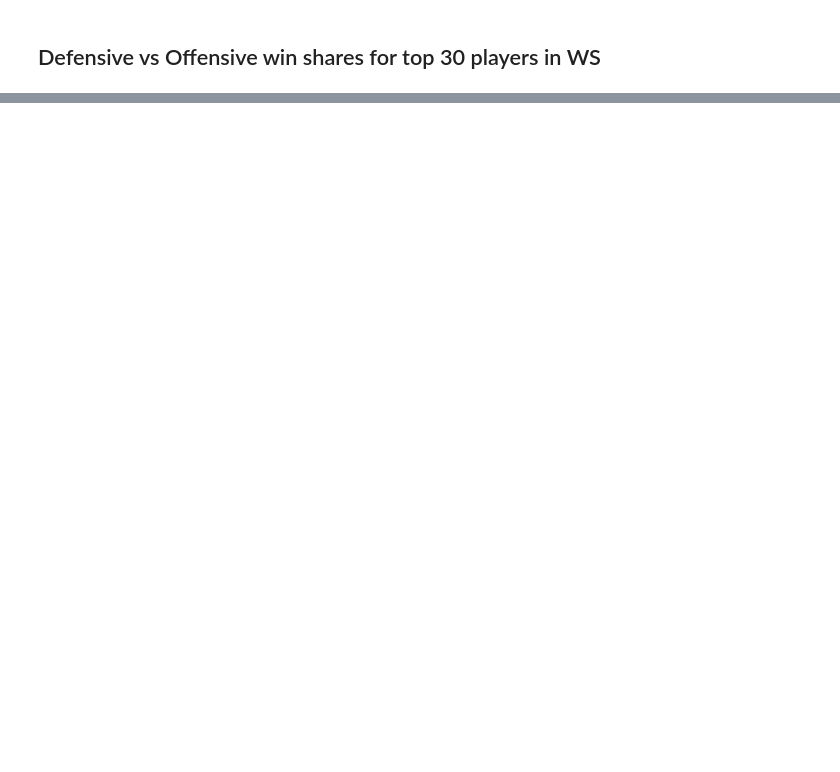
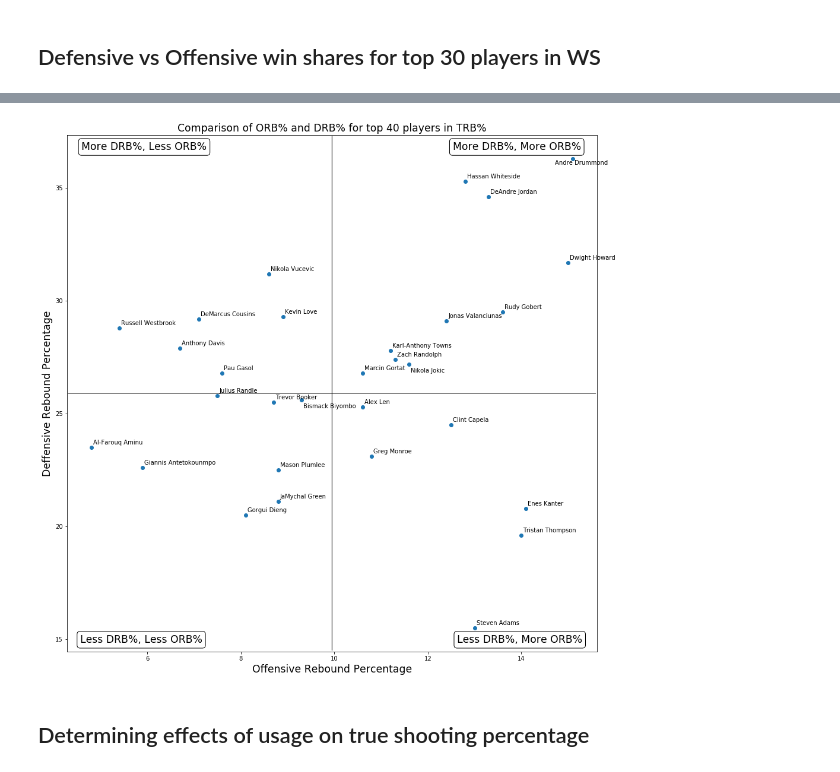
Before and after one commit to danchyy/Basketball_Analytics, a Jupyter notebook: Nba_players.ipynb, the cells around one changed output, grey strips where cells are left out. Drawn from its saved outputs; the diff is of its cells as text; code cells hidden in the pictures; blank space fills up the shorter version.

```diff
--- a/Nba_players.ipynb
+++ b/Nba_players.ipynb
@@ -238,0 +309,61 @@ plt.show()
+# %%
+TRB_percent_sorted = curr_season.sort_values(by='TRB%', ascending=False)
+top_rebs = TRB_percent_sorted[:30]
+# %%
+filtered_top_reb = top_rebs.loc[:, ['Player', 'TRB%', 'DRB%', 'ORB%']]
+# %%
+plt.figure(figsize=(16, 16))
+plt.scatter(filtered_top_reb.iloc[:]['ORB%'], filtered_top_reb.iloc[:]['DRB%'])
+for i in range(len(filtered_top_reb)):
+    xy_text = (3, 5)
+    name = filtered_top_reb.iloc[i]['Player']
+    if name == "Nikola Jokic" or name == "Bismack Biyombo":
+        xy_text = (3, -14)
+    if name == "Andre Drummond":
+        xy_text = (-30, -10)
+    if name == "Kelly Olynyk":
+        xy_text = (-30, -10)
+    if name == "Draymond Green":
+        xy_text = (-30, 5)
+    plt.annotate(s= name
+                , xy=(filtered_top_reb.iloc[i]['ORB%'], filtered_top_reb.iloc[i]['DRB%'])
+                ,xycoords = "data", textcoords='offset points', xytext=xy_text)
+
+plt.xlim()
+plt.annotate(s="", xy=((plt.xlim()[0] + plt.xlim()[1]) / 2, plt.ylim()[0]),
+             xytext=((plt.xlim()[0] + plt.xlim()[1]) / 2, plt.ylim()[1]),
+             arrowprops=dict(arrowstyle="-",
+                    connectionstyle="arc3"))
+
+plt.annotate(s="", xy=(plt.xlim()[0], (plt.ylim()[0] + plt.ylim()[1]) / 2),
+             xytext=(plt.xlim()[1], (plt.ylim()[0] + plt.ylim()[1]) / 2),
+             arrowprops=dict(arrowstyle="-"))
+
+plt.annotate(s="More DRB%, Less ORB%", xy=(plt.xlim()[0],plt.ylim()[1]),
+             textcoords="offset points", xytext=(130, -20),
+             va="center", ha="center", size="xx-large",
+             bbox=dict(boxstyle="round", fc="w"))
+
+plt.annotate(s="More DRB%, More ORB%", xy=(plt.xlim()[1],plt.ylim()[1]),
+             textcoords="offset points", xytext=(-135, -20),
+             va="center", ha="center", size="xx-large",
+             bbox=dict(boxstyle="round", fc="w"))
+
+plt.annotate(s="Less DRB%, Less ORB%", xy=(plt.xlim()[0],plt.ylim()[0]),
+             textcoords="offset points", xytext=(125, 20),
+             va="center", ha="center", size="xx-large",
+             bbox=dict(boxstyle="round", fc="w"))
+
+plt.annotate(s="Less DRB%, More ORB%", xy=(plt.xlim()[1],plt.ylim()[0]),
+             textcoords="offset points", xytext=(-130, 20),
+             va="center", ha="center", size="xx-large",
+             bbox=dict(boxstyle="round", fc="w"))
+
+plt.xlabel("Offensive Rebound Percentage", size="xx-large")
+plt.ylabel("Deffensive Rebound Percentage", size="xx-large")
+plt.title("Comparison of ORB% and DRB% for top 40 players in TRB%", size="xx-large")
+plt.show()
+# %% [output]
+[figure, added]
+# %% [markdown]
+## Determining effects of usage on true shooting percentage
```
Also changed, not shown: parts of 23 cells of this notebook.
